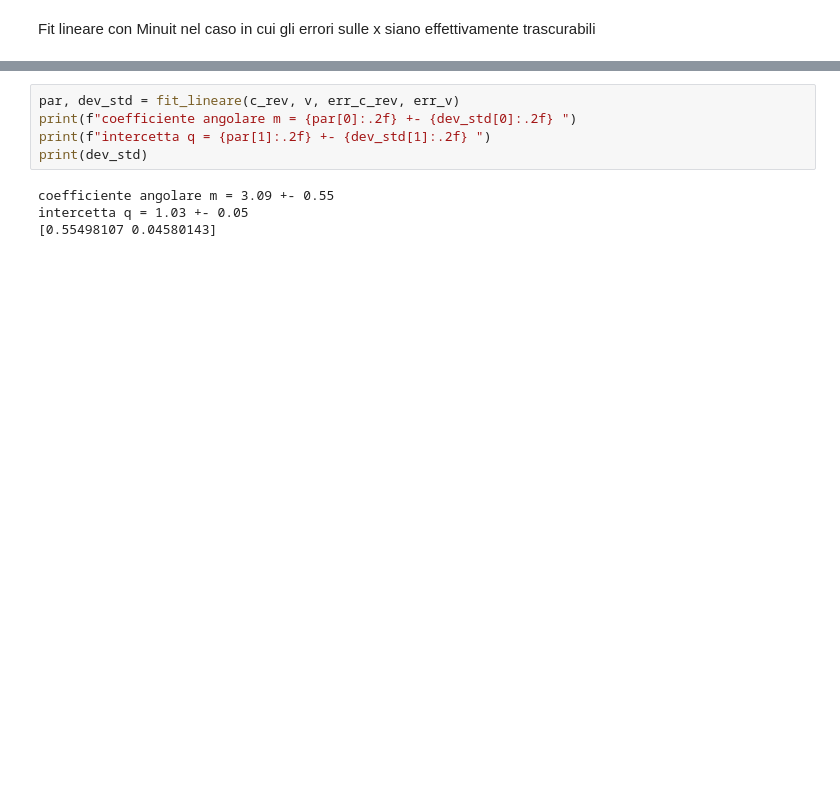
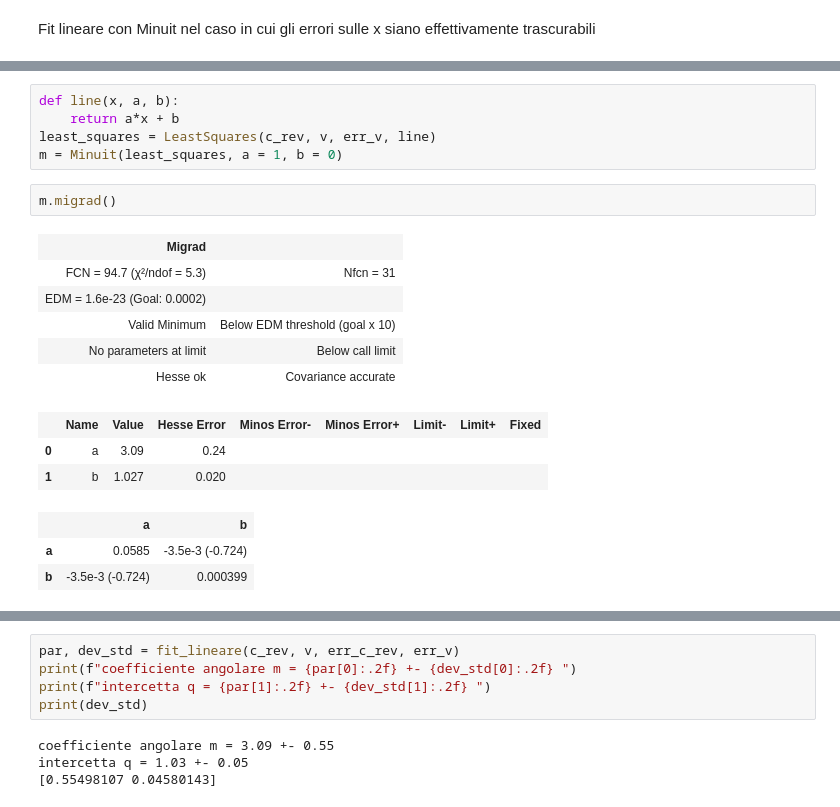
Before and after one commit to Dariomin/Lab4, a Jupyter notebook: kB_tensione.ipynb, the cells around one changed output, grey strips where cells are left out. Drawn from its saved outputs; the diff is of its cells as text; blank space fills up the shorter version.

```diff
--- a/kB_tensione.ipynb
+++ b/kB_tensione.ipynb
@@ -69,0 +84,20 @@ Fit lineare con Minuit nel caso in cui gli errori sulle x siano effettivamente t
+# %%
+def line(x, a, b):
+    return a*x + b
+least_squares = LeastSquares(c_rev, v, err_v, line)
+m = Minuit(least_squares, a = 1, b = 0)
+# %%
+m.migrad()
+# %% [output]
+| Migrad |  |
+| FCN = 94.7 (χ²/ndof = 5.3) | Nfcn = 31 |
+| EDM = 1.6e-23 (Goal: 0.0002) |  |
+| Valid Minimum | Below EDM threshold (goal x 10) |
+| No parameters at limit | Below call limit |
+| Hesse ok | Covariance accurate |
+|  | Name | Value | Hesse Error | Minos Error- | Minos Error+ | Limit- | Limit+ | Fixed |
+| 0 | a | 3.09 | 0.24 |  |  |  |  |  |
+| 1 | b | 1.027 | 0.020 |  |  |  |  |  |
+|  | a | b |
+| a | 0.0585 | -3.5e-3 (-0.724) |
+| b | -3.5e-3 (-0.724) | 0.000399 |
```
Also changed, not shown: parts of 17 cells of this notebook.
